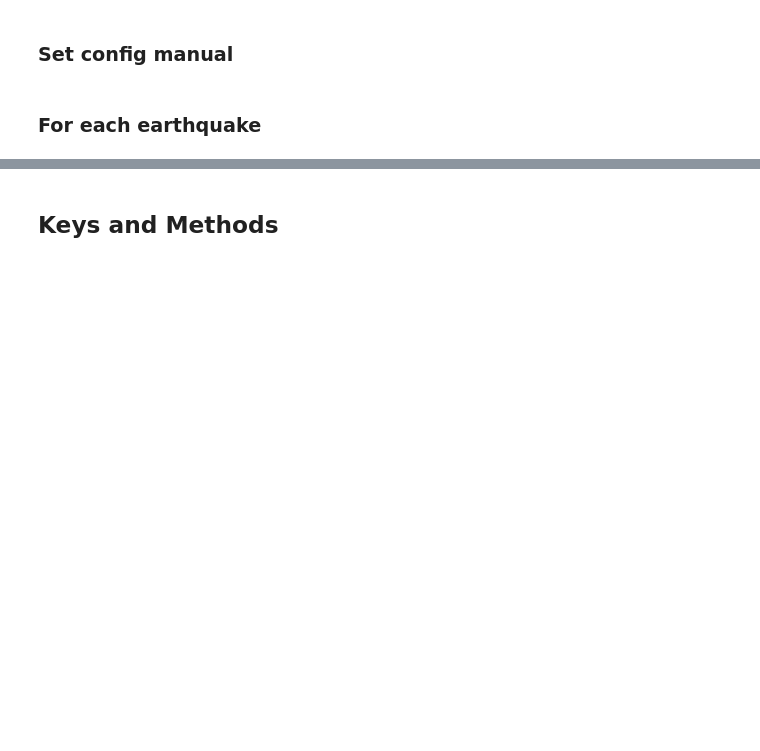
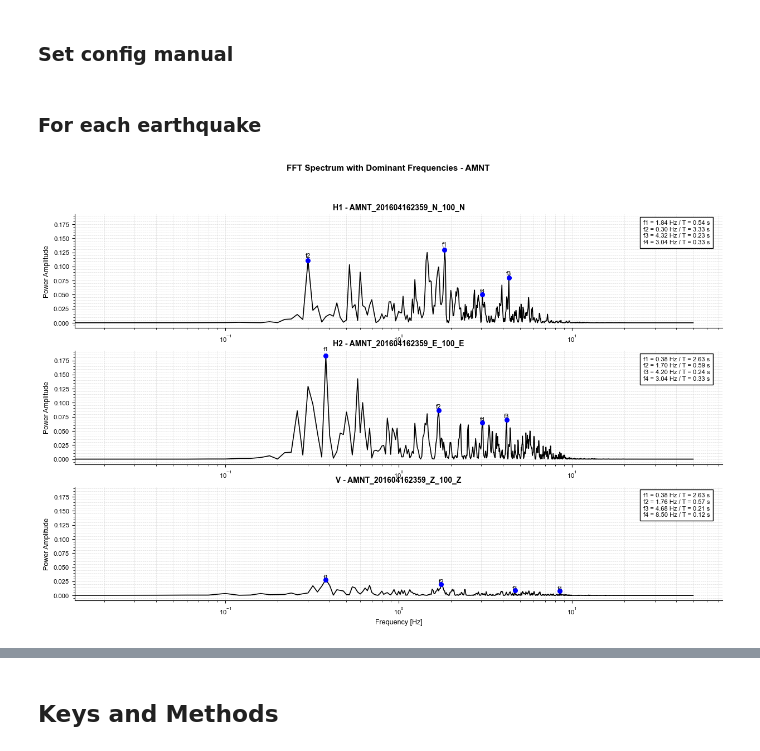
Before and after one commit to ppalacios92/EarthquakeSignal, a Jupyter notebook: src/EarthquakeSignal/examples/Example_Selected.ipynb, the cells around one changed output, grey strips where cells are left out. Cells and saved outputs as stored; diff of their text form; code cells hidden in the pictures; blank space fills up the shorter version.

```diff
--- a/src/EarthquakeSignal/examples/Example_Selected.ipynb
+++ b/src/EarthquakeSignal/examples/Example_Selected.ipynb
@@ -34,6 +34,10 @@ processor = EarthquakeBatchProcessor(registers_path, config ,  n_jobs=4)
 earthquake = processor.process_all()
 # %% [markdown]
 ### For each earthquake
+# %%
+earthquake['AMNT'].plot_fourier_signals()
+# %% [output]
+[figure, added]
 # %%
 earthquake['APED'].print_summary()
 earthquake['APED'].plot_original_signals()
```
Also changed, not shown: parts of 11 cells of this notebook, 1 other file.
